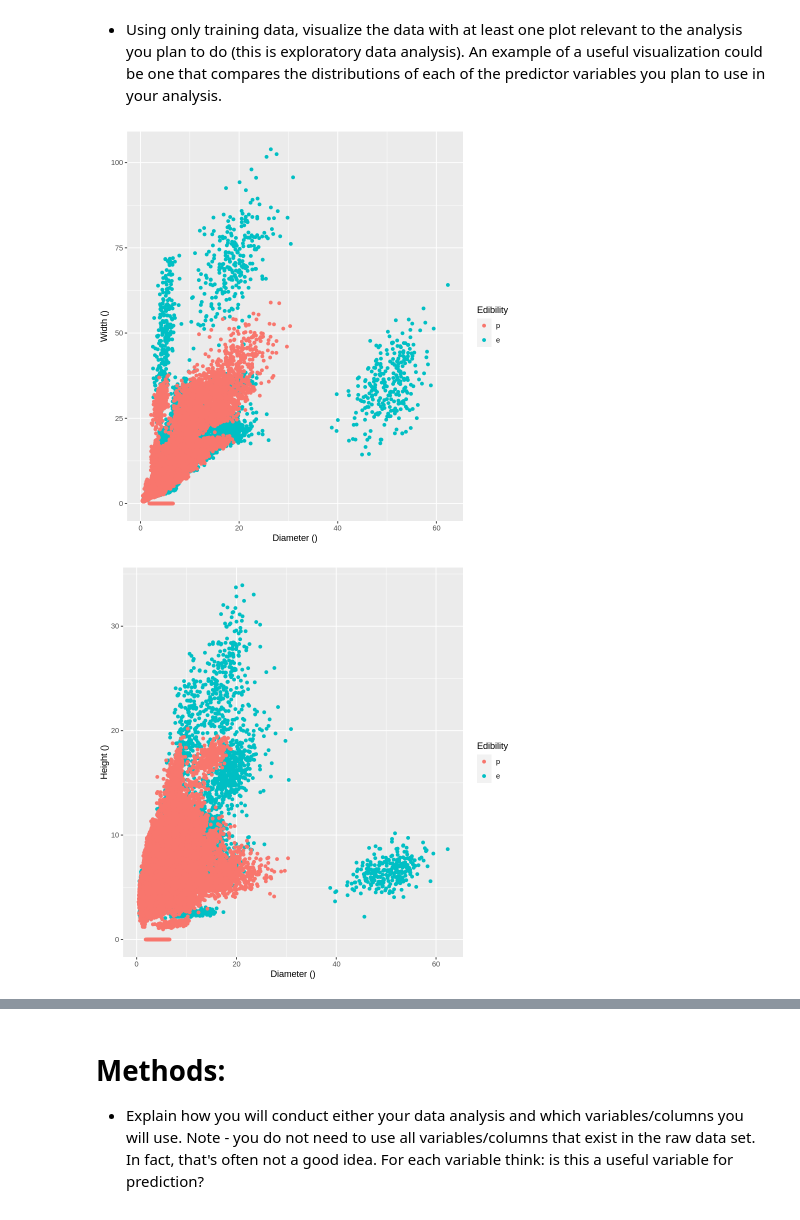
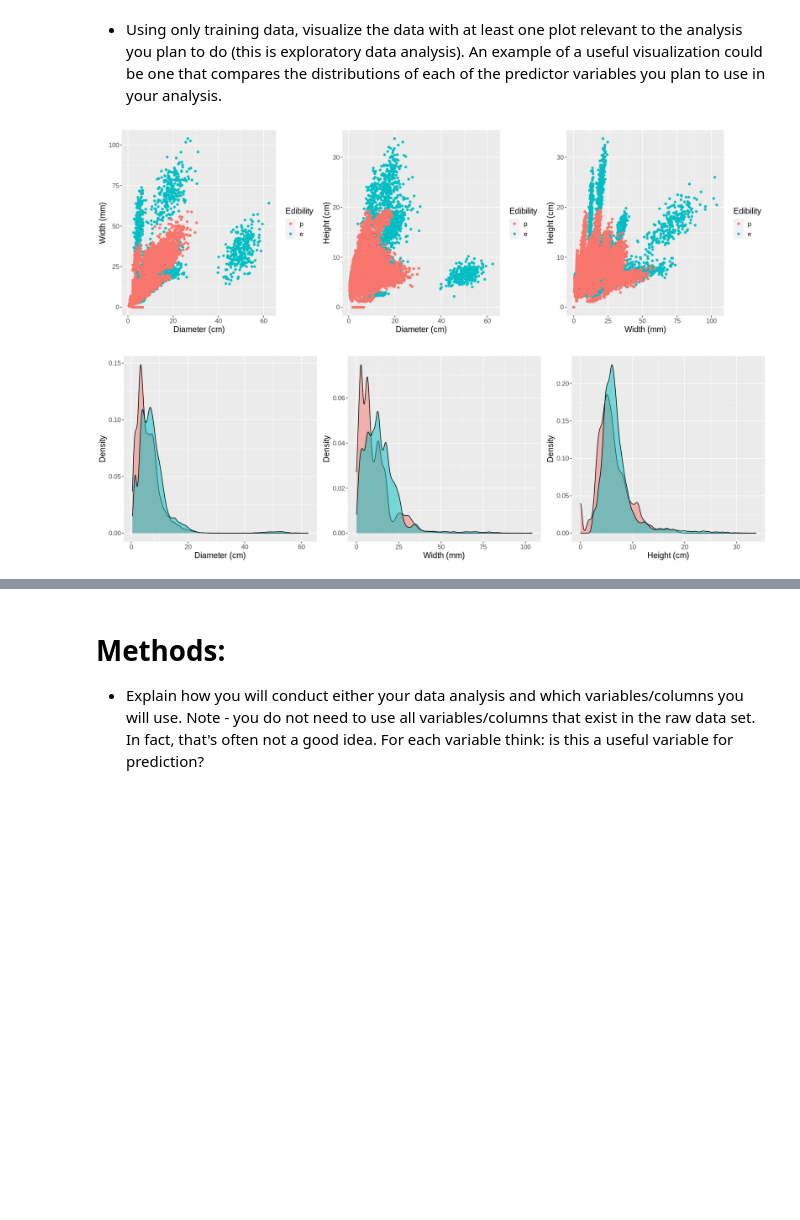
Before and after one commit to ciciliujx/DSCI100-Project, a Jupyter notebook: Proposal.ipynb, the cells around one changed output, grey strips where cells are left out. Saved outputs shown, nothing was run; the diff lists cells and outputs as text; code cells hidden in the pictures; blank space fills up the shorter version.

Commit message:
did plot_grid to graphs

```diff
--- a/Proposal.ipynb
+++ b/Proposal.ipynb
@@ -104,40 +97,54 @@ A tibble: 1 × 3
 # %% [markdown]
 - Using only training data, visualize the data with at least one plot relevant to the analysis you plan to do (this is exploratory data analysis). An example of a useful visualization could be one that compares the distributions of each of the predictor variables you plan to use in your analysis.
 # %%
+
 mushroom_plot1 <- mushroom_training |>
     ggplot(aes(x=diameter, y=width, color=class)) +
     geom_point() +
-    labs(x="Diameter ()", y="Width ()", color="Edibility")
+    labs(x="Diameter (cm)", y="Width (mm)", color="Edibility") +
+    theme(text=element_text(size=14))
 mushroom_plot2 <- mushroom_training |>
     ggplot(aes(x=diameter, y=height, color=class)) +
     geom_point() +
-    labs(x="Diameter ()", y="Height ()", color="Edibility")
+    labs(x="Diameter (cm)", y="Height (cm)", color="Edibility") +
+    theme(text=element_text(size=14))
 mushroom_plot3 <- mushroom_training |>
     ggplot(aes(x=width, y=height, color=class)) +
     geom_point() +
-    labs(x="Width ()", y="Height ()", color="Edibility")
-mushroom_plot1
-mushroom_plot2
-mushroom_plot3
+    labs(x="Width (mm)", y="Height (cm)", color="Edibility") +
+    theme(text=element_text(size=14))
+#mushroom_plot1
+#mushroom_plot2
+#mushroom_plot3
 
 
 # Marginal density plot of diamter (top panel)
 diameterDensity <- ggplot(mushroom_training, aes(diameter, fill=class)) +
-  geom_density(alpha=.5) +
-  theme(legend.position = "none")
-diameterDensity
+    geom_density(alpha=.5) +
+    labs(x = "Diameter (cm)", y = "Density") +
+    theme(legend.position = "none") +
+    theme(text=element_text(size=14))
+#diameterDensity
 
 # Marginal density plot of width (right panel)
 widthDensity <- ggplot(mushroom_training, aes(width, fill=class)) +
-  geom_density(alpha=.5) +
-  theme(legend.position = "none")
-widthDensity
+    geom_density(alpha=.5) +
+    labs(x = "Width (mm)", y = "Density") +
+    theme(legend.position = "none") +
+    theme(text=element_text(size=14))
+#widthDensity
 
 # Marginal density plot of height
 heightDensity <- ggplot(mushroom_training, aes(height, fill=class)) +
-  geom_density(alpha=.5) +
-  theme(legend.position = "none")
-heightDensity
+    geom_density(alpha=.5) +
+    labs(x = "Height (cm)", y = "Density") +
+    theme(legend.position = "none") +
+    theme(text=element_text(size=14))
+#heightDensity
+
+options(repr.plot.width = 16, repr.plot.height = 5)
+plot_grid(mushroom_plot1, mushroom_plot2, mushroom_plot3, ncol = 3)
+plot_grid(diameterDensity, widthDensity, heightDensity, ncol = 3)
 # %% [output]
-[figure, old version]
+[figure, new version]
-[figure, old version]
+[figure, new version]
```
Also changed, not shown: parts of 2 cells of this notebook.
